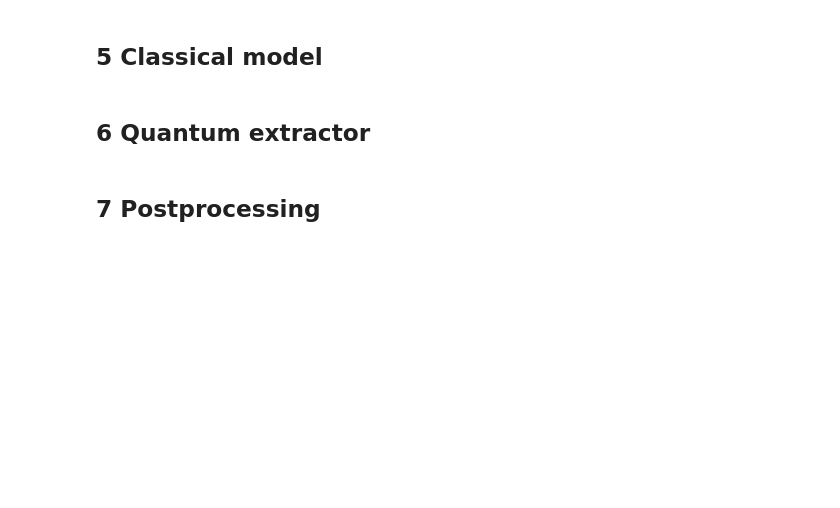
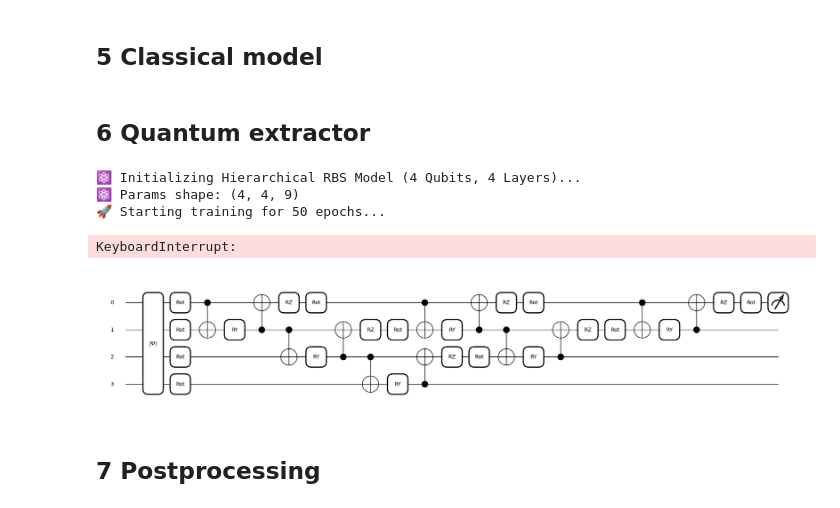
Before and after one commit to mforgo/Hybrid-model-for-pneumonia-detection, a Jupyter notebook: pneumonia_qml.ipynb, the cells around one changed output. Saved outputs shown, nothing was run; the diff lists cells and outputs as text; code cells hidden in the pictures; blank space fills up the shorter version.

```diff
--- a/pneumonia_qml.ipynb
+++ b/pneumonia_qml.ipynb
@@ -31,18 +49,18 @@ class ExperimentConfig:
 
     # Preprocessing
     reduction_method: str = "pca"    # 'pca', 'lda' or 'selectkbest'
-    target_dims: int = 64             # Dimensionality after reduction
+    target_dims: int = 16            # Dimensionality after reduction
 
     # Quantum Components
     n_qubits: int = math.ceil(math.log2(target_dims))                # Determined by target dimensions
-    n_layers: int = 6
+    n_layers: int = 4
     encoding_method: str = "amplitude" # 'amplitude' or 'angle'
     iqp_embedding_layers: int = 2
     ansatz_type: str = "basic" # 'strongly_entangling', 'basic', 'hierarchical_rbs'
 
 
     # Training Hyperparams
-    batch_size: int = 16
+    batch_size: int = 8
     learning_rate: float = 0.001
     epochs: int = 50
     patience: int = 10
@@ -484,15 +528,15 @@ def evaluate_classical_model(model, X_test, y_test):
 
 # --- 4. Spuštění ---
 # Předpokládá existující CFG, X_data a y_data z tvého notebooku
-best_model, history = train_classical_model(CFG, X_data, y_data)
-test_metrics, test_preds, test_probs = evaluate_classical_model(best_model, X_data['test'], y_data['test'])
+# best_model, history = train_classical_model(CFG, X_data, y_data)
+# test_metrics, test_preds, test_probs = evaluate_classical_model(best_model, X_data['test'], y_data['test'])
 # %% [markdown]
 ## 6 Quantum extractor
 # %%
 import pennylane as qml
 from pennylane import numpy as pnp
 import numpy as np
-from tqdm.notebook import tqdm
+from tqdm.auto import trange, tqdm
 import os
 import json
 import time
@@ -529,7 +573,7 @@ def get_device(config):
         return qml.device("lightning.gpu", wires=config.n_qubits)
     except:
         # Fallback if GPU is not available
-        return qml.device("default.qubit", wires=config.n_qubits)
+        return qml.device("lightning.qubit", wires=config.n_qubits)
 
 def embedding_layer(features, config):
     """
@@ -644,10 +688,9 @@ def build_qnode(config):
     return qnode
 
 # --- 3. Training Engine ) ---
-
 def train_quantum_model(config, X_data, y_data):
     """
-    Main training loop using Autograd.
+    Main training loop using Autograd with TQDM progress bar.
     """
     print(f"\n⚛️ Initializing Hierarchical RBS Model ({config.n_qubits} Qubits, {config.n_layers} Layers)...")
 
@@ -674,6 +717,15 @@ def train_quantum_model(config, X_data, y_data):
         warmup_epochs=config.warmup_epochs
     )
 
+    # Data Setup
+    # Note: Defined before cost_fn so global y_train works immediately if needed
+    X_train, y_train_local = X_data['train'], y_data['train']
+    X_val, y_val = X_data['val'], y_data['val']
+
+    # Inject y_train into global scope for the cost_fn to access class weights
+    global y_train
+    y_train = y_train_local
+
     # Cost Function (MSE)
     def cost_fn(params, x_batch, y_batch):
         # Get Predictions
@@ -683,7 +735,7 @@ def train_quantum_model(config, X_data, y_data):
         targets = pnp.array([1 if y == 1 else -1 for y in y_batch], requires_grad=False)
 
         # Class weights (punish Normal misses more)
-        global y_train  # from outer scope
+        # Using the global y_train set previously
         w_normal = len(y_train) / (2 * np.sum(y_train == 0))
         w_pneumonia = len(y_train) / (2 * np.sum(y_train == 1))
 
@@ -704,11 +756,6 @@ def train_quantum_model(config, X_data, y_data):
     patience_counter = 0
     best_params = None
 
-    # Data Setup
-    global y_train  # for cost_fn
-    X_train, y_train = X_data['train'], y_data['train']
-    X_val, y_val = X_data['val'], y_data['val']
-
     batch_size = config.batch_size
     n_batches = len(X_train) // batch_size
 
@@ -719,14 +766,23 @@ def train_quantum_model(config, X_data, y_data):
     # Optimizer
     opt = qml.AdamOptimizer(stepsize=config.learning_rate)
 
-    for epoch in range(config.epochs):
+    # ✅ TQDM WRAPPER: Use trange for the epoch loop
+    pbar = trange(config.epochs, desc="Training", unit="epoch")
+    dummy_input_dim = (2**config.n_qubits) if config.encoding_method == 'amplitude' else config.n_qubits
+    dummy_inputs = np.random.random(dummy_input_dim)
+    # We also need to match the param shape you calculated
+    dummy_params = np.random.random(param_shape)
+
+    qml.draw_mpl(qnode)(dummy_inputs, dummy_params)
+
+    for epoch in pbar:
         # Update Learning Rate
         lr = scheduler.step(opt, epoch)
 
         # Shuffle
         perm = np.random.permutation(len(X_train))
         X_train_shuf = X_train[perm]
-        y_train_shuf = y_train[perm]
+        y_train_shuf = y_train_local[perm]
 
         epoch_loss = 0
 
@@ -757,7 +813,13 @@ def train_quantum_model(config, X_data, y_data):
         history['val_loss'].append(float(val_loss))
         history['val_acc'].append(val_acc)
 
-        print(f"   Epoch {epoch+1:2d}: Train {avg_train_loss:.4f} | Val {val_loss:.4f} | Acc {val_acc:.4f} | LR {lr:.1e}")
+        # ✅ UPDATE PROGRESS BAR: Set postfix instead of print
+        pbar.set_postfix({
+            "Train": f"{avg_train_loss:.4f}",
+            "Val": f"{val_loss:.4f}",
+            "Acc": f"{val_acc:.4f}",
+            "LR": f"{lr:.1e}"
+        })
 
         # Early Stopping
         if val_loss < best_val_loss:
@@ -768,14 +830,15 @@ def train_quantum_model(config, X_data, y_data):
             patience_counter += 1
 
         if patience_counter >= config.patience:
-            print(f"⏹ Early stopping at epoch {epoch+1}")
+            # ✅ SAFE PRINTING: Use pbar.write to avoid breaking the bar
+            pbar.write(f"⏹ Early stopping at epoch {epoch+1}")
             break
 
     train_time = time.time() - start_time
+    # Final summary can be a standard print since loop is done
     print(f"✅ Training done in {train_time:.1f}s. Best Val Loss: {best_val_loss:.4f}")
 
     return best_params, qnode, history
-
 # --- 4. Evaluation Function ---
 
 def evaluate_model(config, params, qnode, X_test, y_test):
@@ -787,33 +850,40 @@ def evaluate_model(config, params, qnode, X_test, y_test):
     preds = (probs > 0.5).astype(int)
 
     metrics = {
         'accuracy': accuracy_score(y_test, preds),
         'f1_score': f1_score(y_test, preds, average='macro'),
         'auc_score': roc_auc_score(y_test, probs)
     }
 
     print(f"   Test Accuracy: {metrics['accuracy']:.2%}")
     print(f"   Test F1 Score: {metrics['f1_score']:.4f}")
     print(f"   Test AUC:      {metrics['auc_score']:.4f}")
     return metrics, preds, probs
 
+
 # --- Execution ---
 # 1. Train
 best_params, qnode, history = train_quantum_model(CFG, X_data, y_data)
 
 # 2. Evaluate
 test_metrics, test_preds, test_probs = evaluate_model(CFG, best_params, qnode, X_data['test'], y_data['test'])
 
 # 3. Save
 results_path = os.path.join(CFG.output_dir, "quantum_results.json")
 with open(results_path, 'w') as f:
     json.dump({
         'config': {k: str(v) for k, v in CFG.__dict__.items()},
         'metrics': test_metrics,
         'history': history
     }, f, indent=4)
 np.save(os.path.join(CFG.output_dir, "best_params.npy"), best_params)
 print(f"💾 Saved to {results_path}")
+# %% [output]
+⚛️ Initializing Hierarchical RBS Model (4 Qubits, 4 Layers)...
+⚛️ Params shape: (4, 4, 9)
+🚀 Starting training for 50 epochs...
+KeyboardInterrupt:
+[figure, added]
 # %% [markdown]
 ## 7 Postprocessing
 # %%
```
Also changed, not shown: parts of 7 cells of this notebook.
